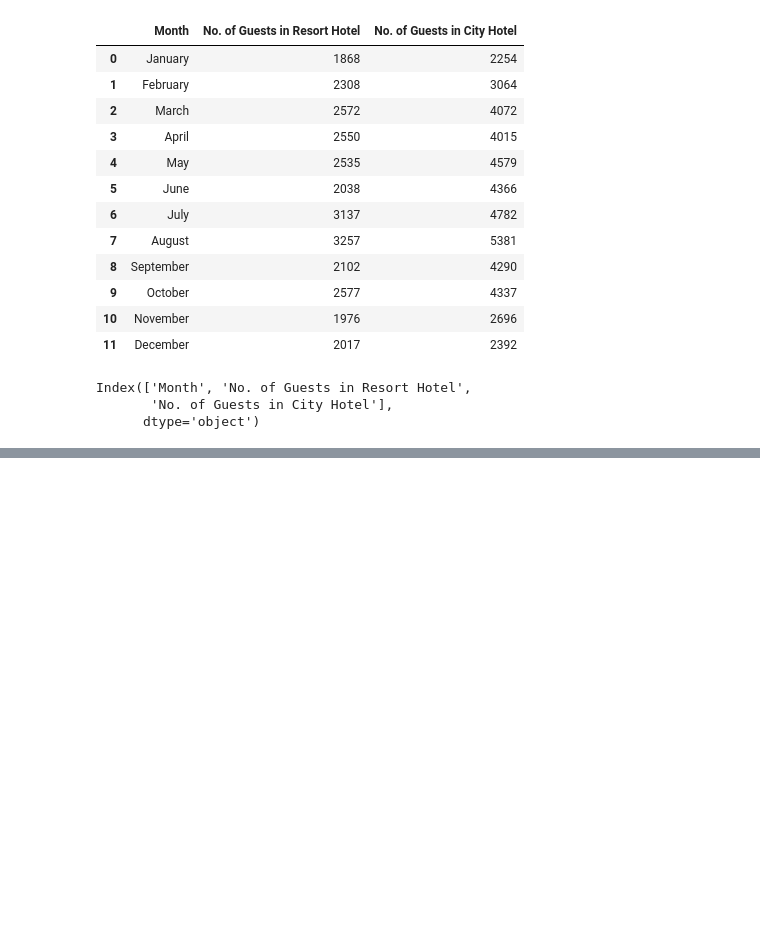
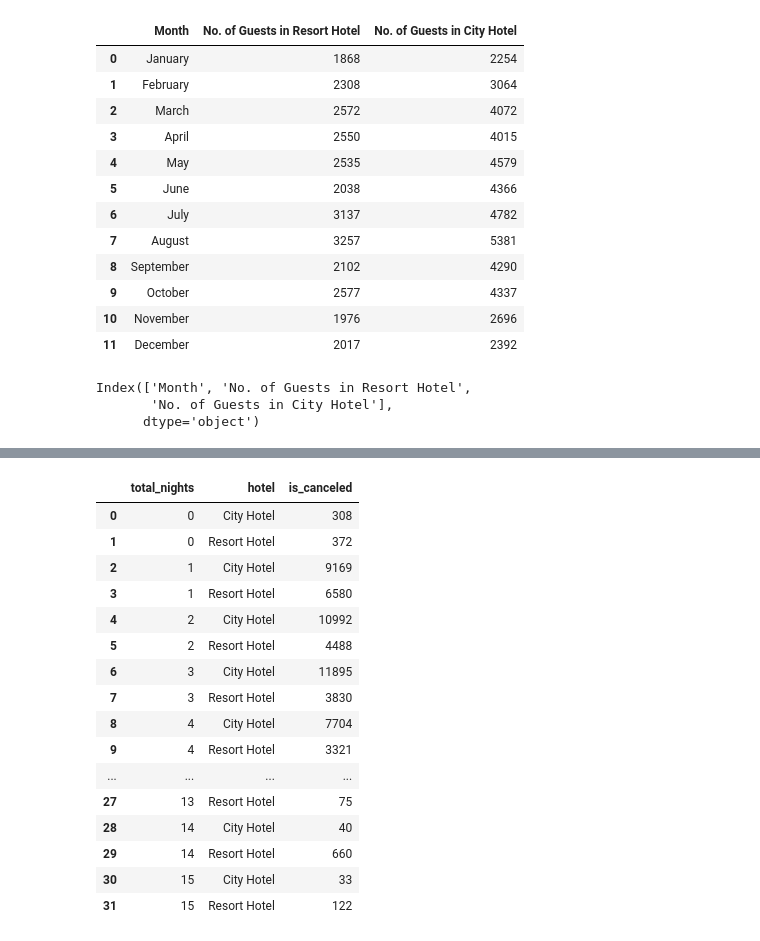
Before and after one commit to chandusayhi/Hotel_Booking_Analysis, a Jupyter notebook: Hotel_Booking_Analysis_EDA.ipynb, the cells around one changed output, grey strips where cells are left out. Saved outputs shown, nothing was run; the diff lists cells and outputs as text; code cells hidden in the pictures; blank space fills up the shorter version.

```diff
--- a/Hotel_Booking_Analysis_EDA.ipynb
+++ b/Hotel_Booking_Analysis_EDA.ipynb
@@ -1257,0 +1332,22 @@ px.line(data_frame = final_rush,
+# %%
+#Now, Let's access the desired features -
+stay = stay.iloc[:, 0:3]
+stay
+# %% [output]
+|  | total_nights | hotel | is_canceled |
+| 0 | 0 | City Hotel | 308 |
+| 1 | 0 | Resort Hotel | 372 |
+| 2 | 1 | City Hotel | 9169 |
+| 3 | 1 | Resort Hotel | 6580 |
+| 4 | 2 | City Hotel | 10992 |
+| 5 | 2 | Resort Hotel | 4488 |
+| 6 | 3 | City Hotel | 11895 |
+| 7 | 3 | Resort Hotel | 3830 |
+| 8 | 4 | City Hotel | 7704 |
+| 9 | 4 | Resort Hotel | 3321 |
+| ... | ... | ... | ... |
+| 27 | 13 | Resort Hotel | 75 |
+| 28 | 14 | City Hotel | 40 |
+| 29 | 14 | Resort Hotel | 660 |
+| 30 | 15 | City Hotel | 33 |
+| 31 | 15 | Resort Hotel | 122 |
```
Also changed, not shown: parts of 25 cells of this notebook.
